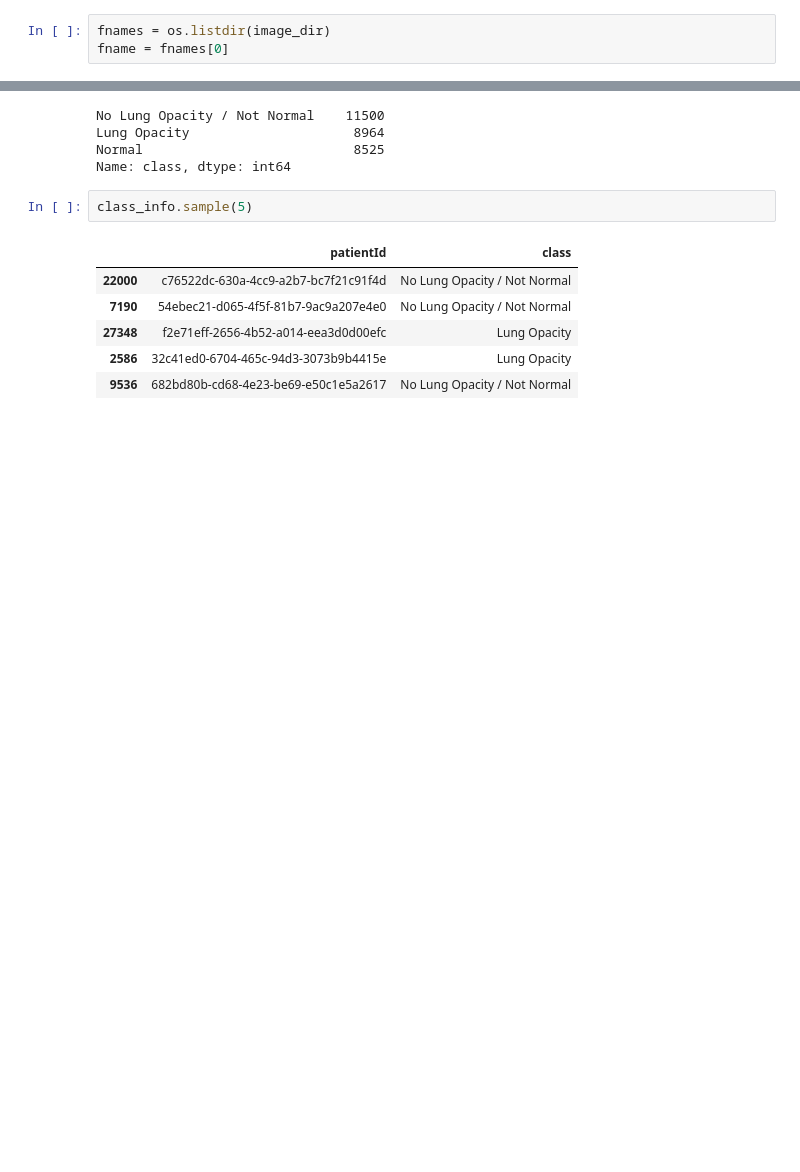
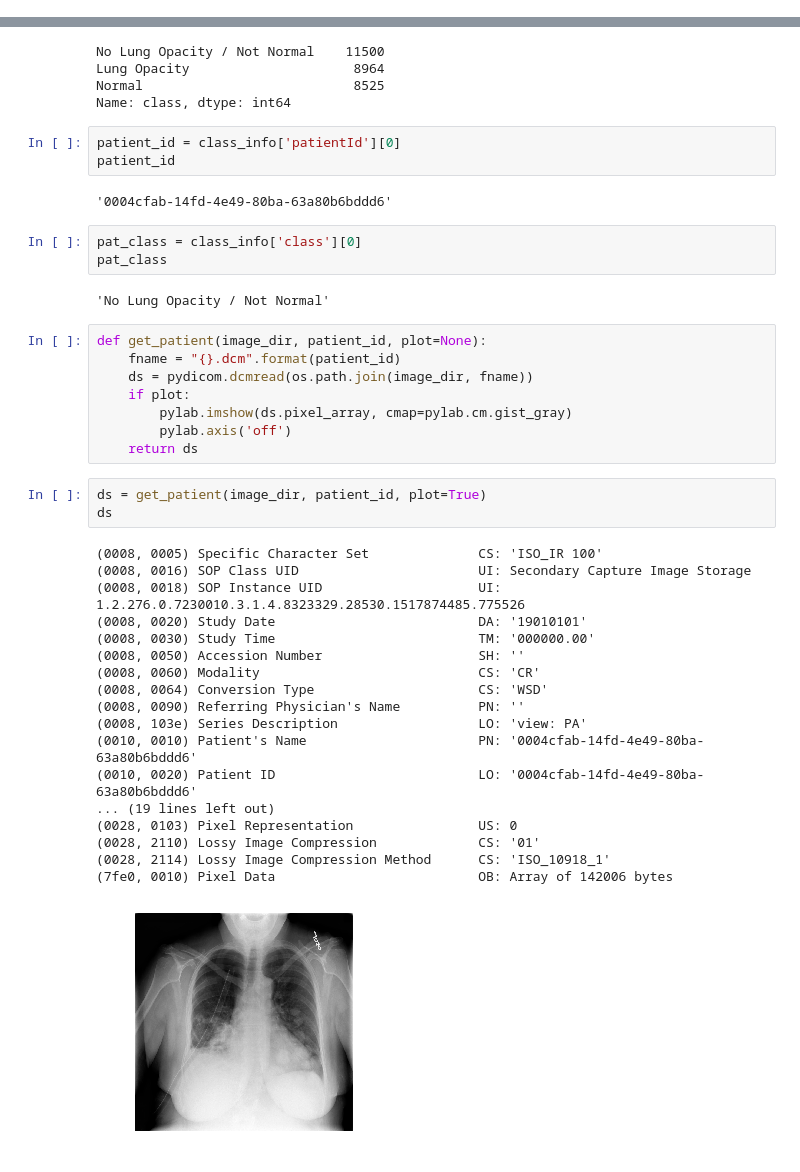
Before and after one commit to rpetrenko/rsna-pnemonia, a Jupyter notebook: data_explore.ipynb, the cells around one changed output, grey strips where cells are left out. Cells and saved outputs as stored; diff of their text form; blank space fills up the shorter version.

```diff
--- a/data_explore.ipynb
+++ b/data_explore.ipynb
@@ -17,6 +17,3 @@ stage_1_detailed_class_info.csv                stage_1_train_images
 stage_1_detailed_class_info.csv.zip            stage_1_train_images.zip
 stage_1_sample_submission.csv                  stage_1_train_labels.csv
 stage_1_test_images                            stage_1_train_labels.csv.zip
-# %%
-fnames = os.listdir(image_dir)
-fname = fnames[0]
@@ -77,12 +33,43 @@ No Lung Opacity / Not Normal    11500
 Lung Opacity                     8964
 Normal                           8525
 Name: class, dtype: int64
-# %%
-class_info.sample(5)
-# %% [output]
-|  | patientId | class |
-| 22000 | c76522dc-630a-4cc9-a2b7-bc7f21c91f4d | No Lung Opacity / Not Normal |
-| 7190 | 54ebec21-d065-4f5f-81b7-9ac9a207e4e0 | No Lung Opacity / Not Normal |
-| 27348 | f2e71eff-2656-4b52-a014-eea3d0d00efc | Lung Opacity |
-| 2586 | 32c41ed0-6704-465c-94d3-3073b9b4415e | Lung Opacity |
-| 9536 | 682bd80b-cd68-4e23-be69-e50c1e5a2617 | No Lung Opacity / Not Normal |
+# %%
+patient_id = class_info['patientId'][0]
+patient_id
+# %% [output]
+'0004cfab-14fd-4e49-80ba-63a80b6bddd6'
+# %%
+pat_class = class_info['class'][0]
+pat_class
+# %% [output]
+'No Lung Opacity / Not Normal'
+# %%
+def get_patient(image_dir, patient_id, plot=None):
+    fname = "{}.dcm".format(patient_id)
+    ds = pydicom.dcmread(os.path.join(image_dir, fname))
+    if plot:
+        pylab.imshow(ds.pixel_array, cmap=pylab.cm.gist_gray)
+        pylab.axis('off')
+    return ds
+# %%
+ds = get_patient(image_dir, patient_id, plot=True)
+ds
+# %% [output]
+(0008, 0005) Specific Character Set              CS: 'ISO_IR 100'
+(0008, 0016) SOP Class UID                       UI: Secondary Capture Image Storage
+(0008, 0018) SOP Instance UID                    UI: 1.2.276.0.7230010.3.1.4.8323329.28530.1517874485.775526
+(0008, 0020) Study Date                          DA: '19010101'
+(0008, 0030) Study Time                          TM: '000000.00'
+(0008, 0050) Accession Number                    SH: ''
+(0008, 0060) Modality                            CS: 'CR'
+(0008, 0064) Conversion Type                     CS: 'WSD'
+(0008, 0090) Referring Physician's Name          PN: ''
+(0008, 103e) Series Description                  LO: 'view: PA'
+(0010, 0010) Patient's Name                      PN: '0004cfab-14fd-4e49-80ba-63a80b6bddd6'
+(0010, 0020) Patient ID                          LO: '0004cfab-14fd-4e49-80ba-63a80b6bddd6'
+... (19 lines left out)
+(0028, 0103) Pixel Representation                US: 0
+(0028, 2110) Lossy Image Compression             CS: '01'
+(0028, 2114) Lossy Image Compression Method      CS: 'ISO_10918_1'
+(7fe0, 0010) Pixel Data                          OB: Array of 142006 bytes
+[figure, added]
```
Also changed, not shown: parts of 9 cells of this notebook.
